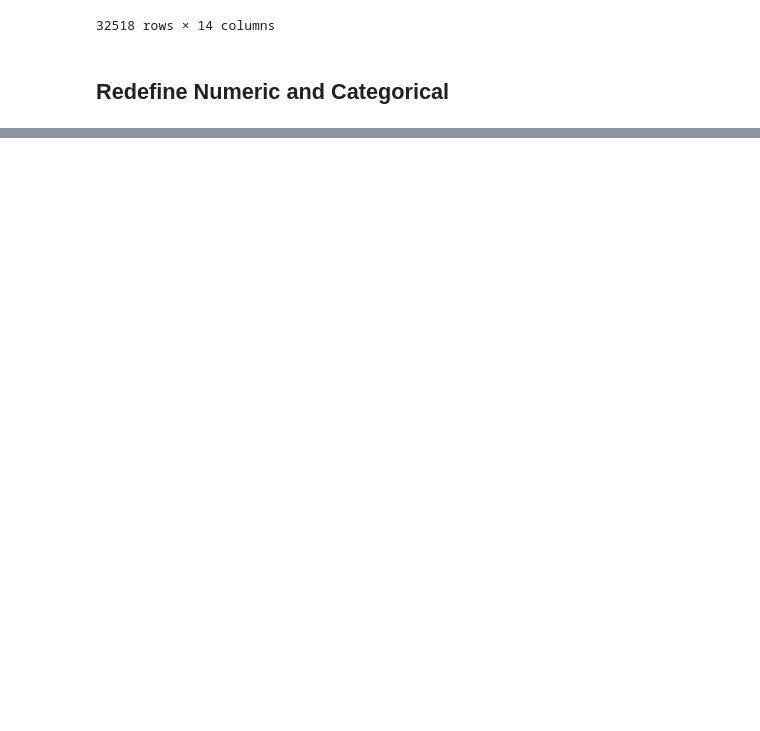
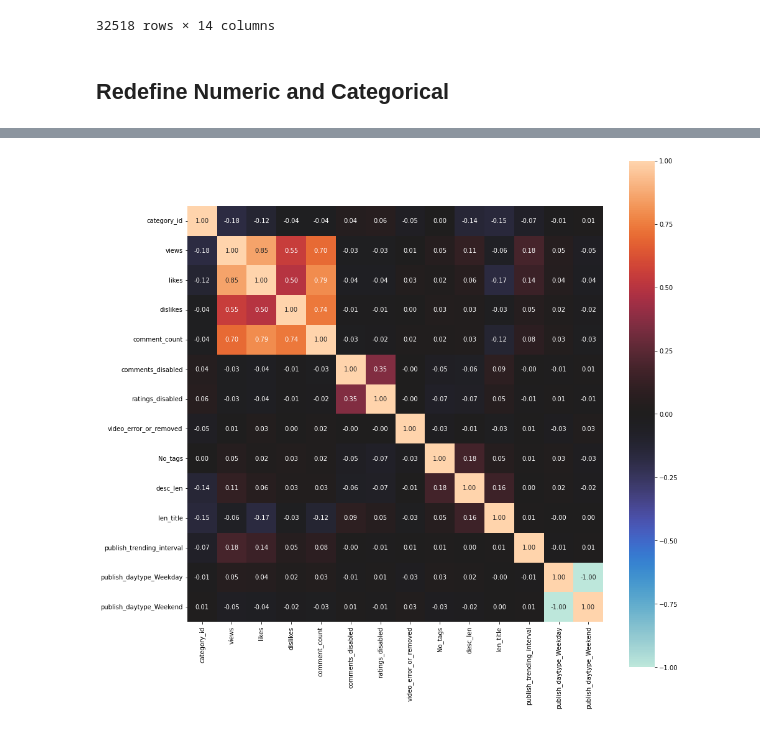
Before and after one commit to dinalnaveen/Analyse-the-relationship-between-metrics-of-YouTube-based-on-YouTube-analytics-by-applying-the-machi, a Jupyter notebook: YouTube Video Views Prediction.ipynb, the cells around one changed output, grey strips where cells are left out. Cells and saved outputs as stored; diff of their text form; code cells hidden in the pictures; blank space fills up the shorter version.

```diff
--- a/YouTube Video Views Prediction.ipynb
+++ b/YouTube Video Views Prediction.ipynb
@@ -384,0 +443,7 @@ categorical
+# %%
+from dython.nominal import associations
+
+associations(df_clean, figsize = (15, 15))
+plt.show()
+# %% [output]
+[figure, added]
```
Also changed, not shown: parts of 15 cells of this notebook, 1 other file.
